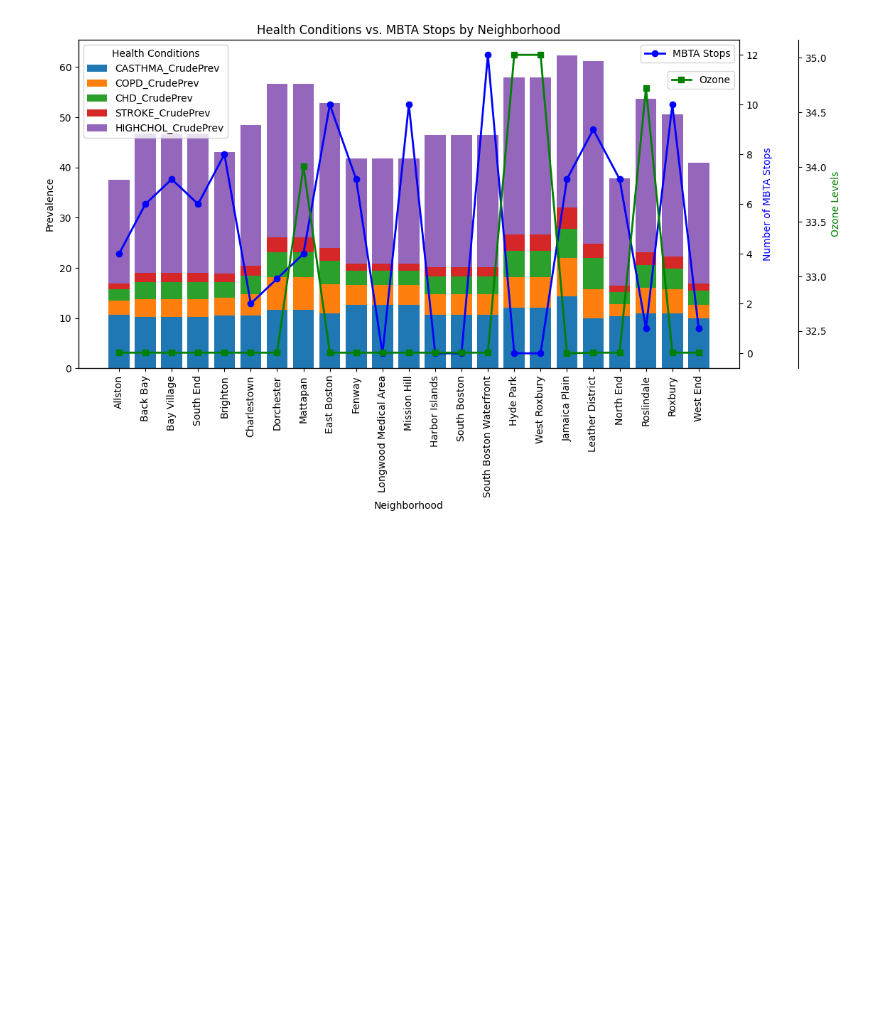
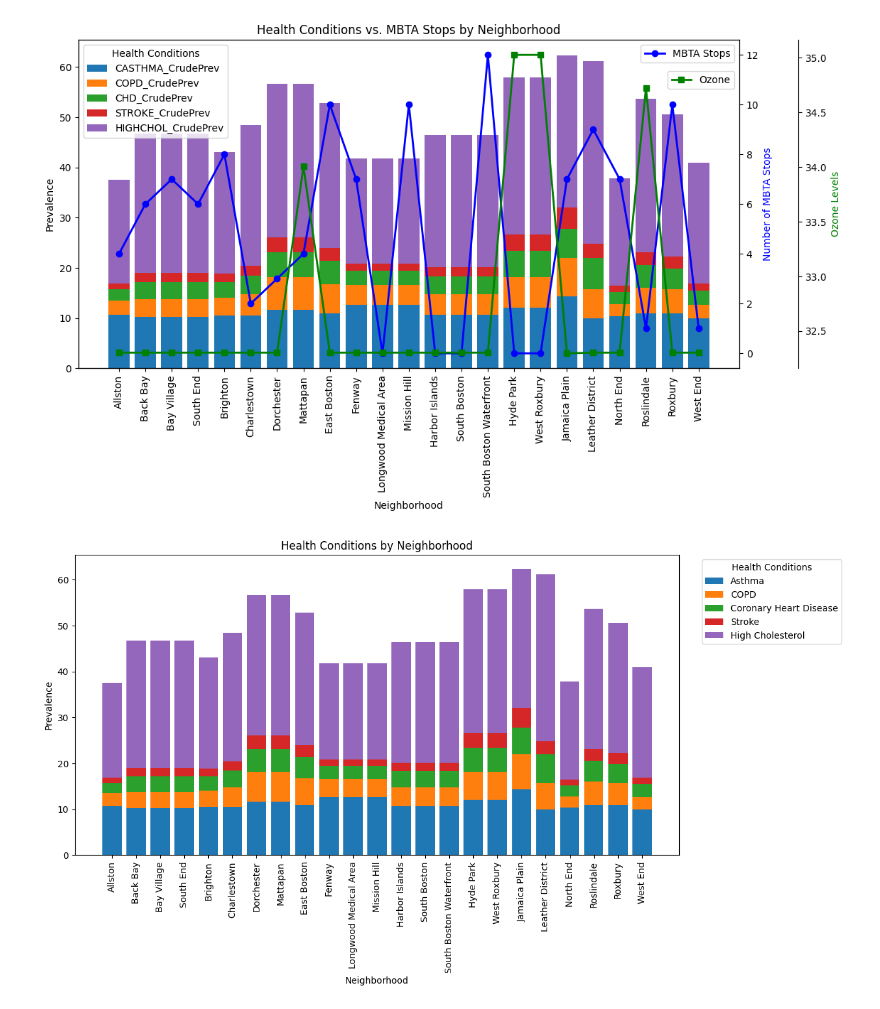
Before and after one commit to BU-Spark/ds-boston-transit-air-quality, a Jupyter notebook: fa23-team-f/data/Health Data/health.ipynb, the cells around one changed output. Saved outputs shown, nothing was run; the diff lists cells and outputs as text; code cells hidden in the pictures; blank space fills up the shorter version.

```diff
--- a/fa23-team-f/data/Health Data/health.ipynb
+++ b/fa23-team-f/data/Health Data/health.ipynb
@@ -251,3 +245,40 @@ ax3.legend(['Ozone'], loc="upper right", bbox_to_anchor=(1,0.92))
 plt.show()
 # %% [output]
 [figure]
+# %%
+merged_df = pd.read_csv('resulthealth.csv')
+# %%
+import seaborn as sns
+import matplotlib.pyplot as plt
+
+data = merged_df.copy()
+
+health_columns = {
+    'CASTHMA_CrudePrev': 'Asthma',
+    'COPD_CrudePrev': 'COPD',
+    'CHD_CrudePrev': 'Coronary Heart Disease',
+    'STROKE_CrudePrev': 'Stroke',
+    'HIGHCHOL_CrudePrev': 'High Cholesterol'
+}
+
+fig, ax1 = plt.subplots(figsize=(12, 6))
+
+bottom_mbta_stops = 0
+legend_mbta_stops = []
+
+for column in health_columns:
+    ax1.bar(data['Name'], data[column], bottom=bottom_mbta_stops, label=health_columns[column])
+    bottom_mbta_stops += data[column]
+    legend_mbta_stops.append(health_columns[column])
+
+ax1.set_xlabel('Neighborhood')
+ax1.set_ylabel('Prevalence')
+ax1.set_title('Health Conditions by Neighborhood')
+ax1.set_xticks(data['Name'])
+ax1.set_xticklabels(data['Name'], rotation=90)
+
+legend = ax1.legend(legend_mbta_stops, title="Health Conditions", bbox_to_anchor=(1.03, 1), loc="upper left")
+
+plt.show()
+# %% [output]
+[figure, added]
```
Also changed, not shown: parts of 5 cells of this notebook, 11 other files.
